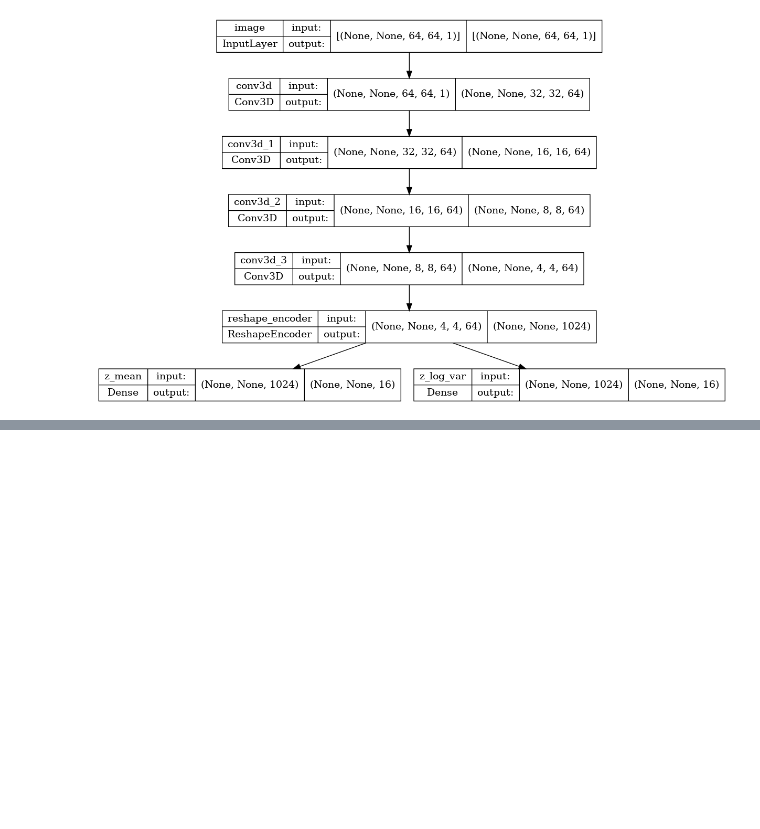
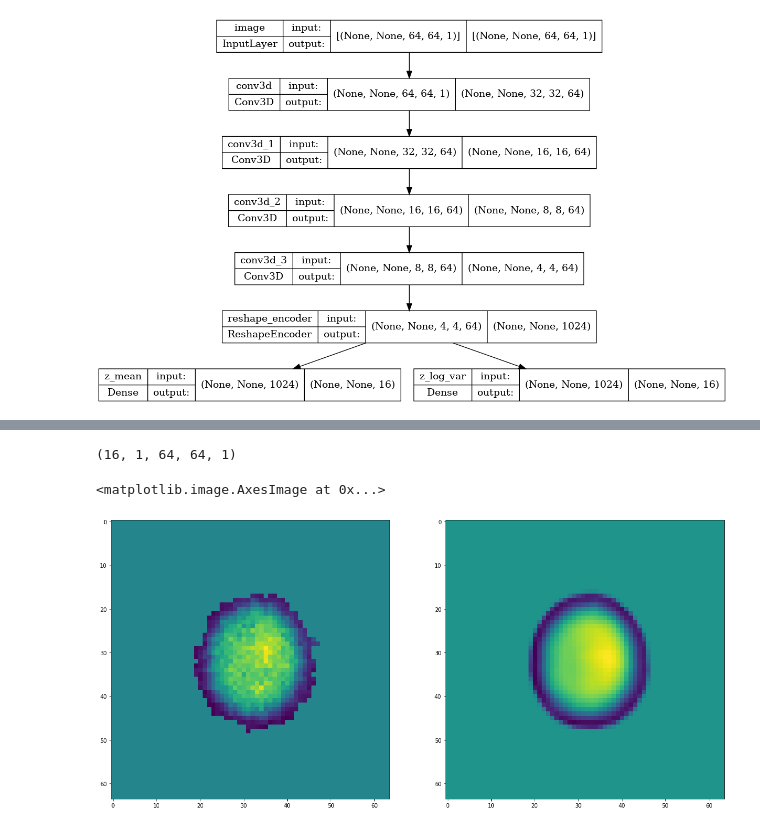
Before and after one commit to kantmanav/cell-life-cycle-vae, a Jupyter notebook: notebooks/write_tf_records/write_std_norm_tf_record.ipynb, the cells around one changed output, grey strips where cells are left out. Saved outputs shown, nothing was run; the diff lists cells and outputs as text; code cells hidden in the pictures; blank space fills up the shorter version.

```diff
--- a/notebooks/write_tf_records/write_std_norm_tf_record.ipynb
+++ b/notebooks/write_tf_records/write_std_norm_tf_record.ipynb
@@ -736,0 +768,6 @@ print('hello')
+# %%
+loss_history = vae_model.fit(
+    train_data,
+    steps_per_epoch=steps_per_epoch,
+    epochs=n_epochs,
+    verbose=1)
@@ -736,0 +793,16 @@ print('hello')
+# %%
+X, y = train_iter.next()
+img = X['image']
+temp = vae_model(img)
+embedding = vae_model.encoder(img)
+rec = vae_model.decoder(embedding[0])
+# rec = vae_model.decoder(vae_model.prob_encoder(embedding))
+
+fig, axes = plt.subplots(1,2,figsize=(20,20))
+print(img.shape)
+axes[0].imshow(img[0,0,:,:,0])
+axes[1].imshow(rec[0,0,:,:,0])
+# %% [output]
+(16, 1, 64, 64, 1)
+<matplotlib.image.AxesImage at 0x...>
+[figure, added]
```
Also changed, not shown: parts of 11 cells of this notebook, 3 other files.
